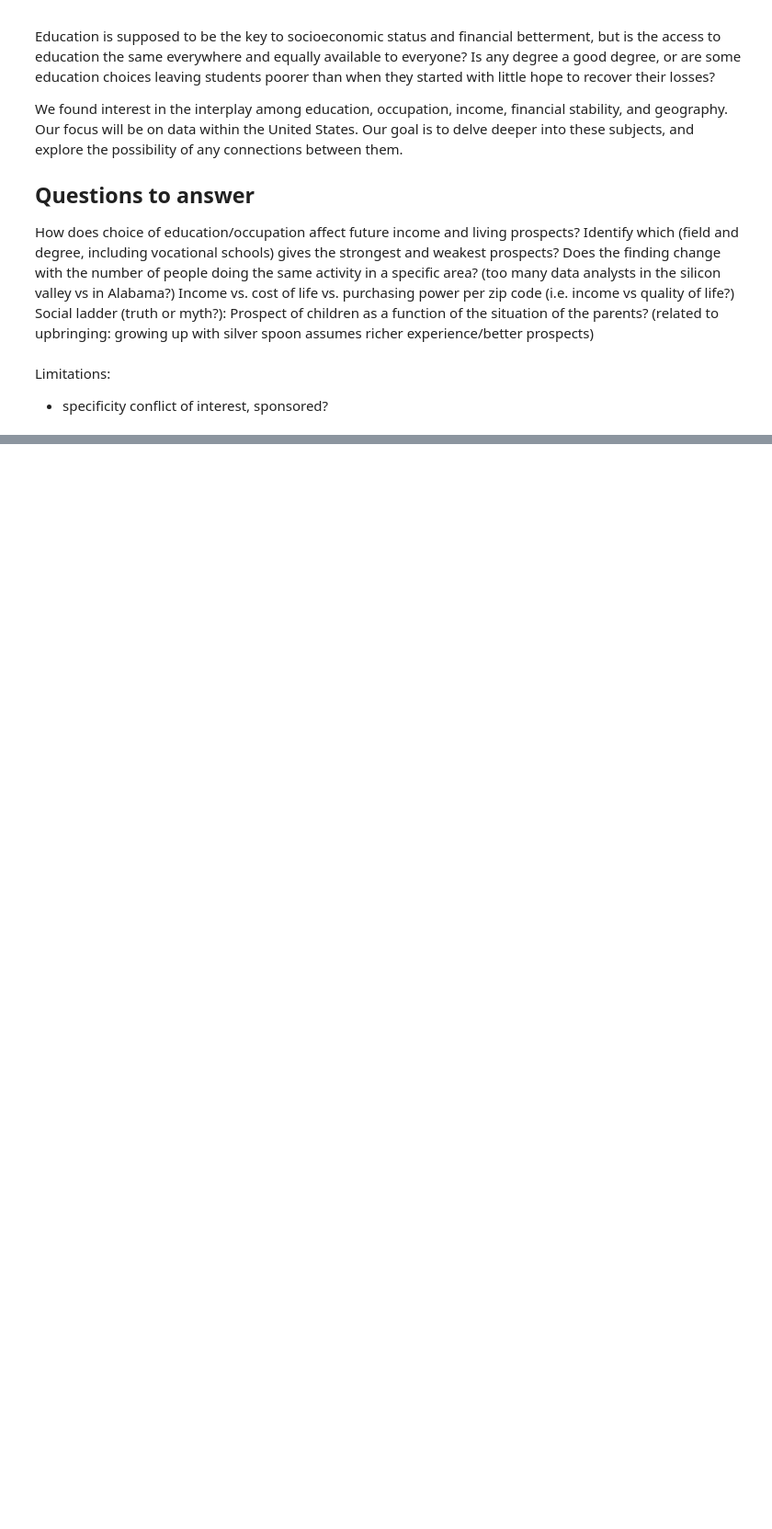
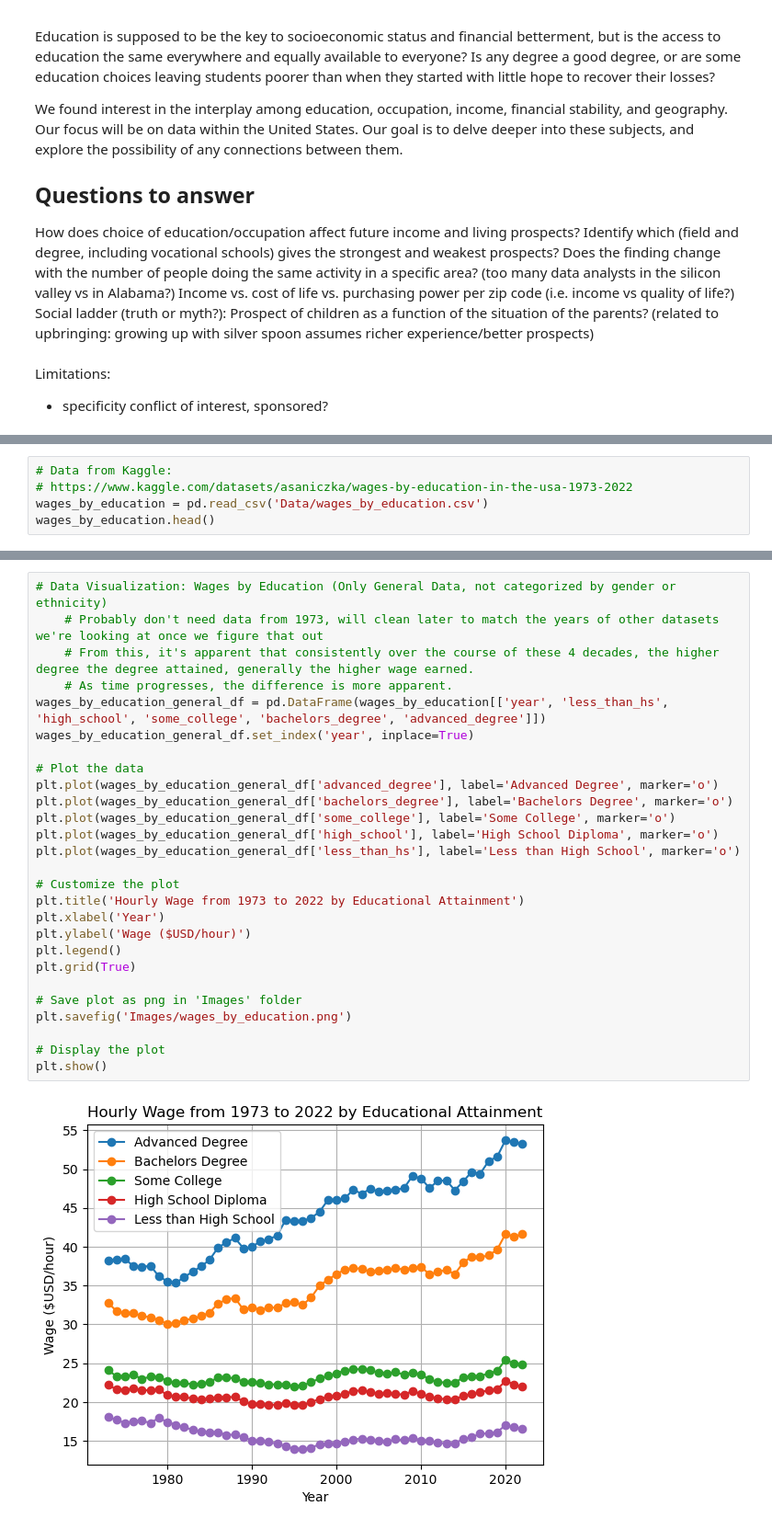
Before and after one commit to elisesirivisal/Is_Education_Worth_It, a Jupyter notebook: Elise/main.ipynb, the cells around one changed output, grey strips where cells are left out. Shown at 92% size. Drawn from its saved outputs; the diff is of its cells as text; blank space fills up the shorter version.

```diff
--- a/Elise/main.ipynb
+++ b/Elise/main.ipynb
@@ -71,0 +35,5 @@ df.head()
+# %%
+# Data from Kaggle:
+# https://www.kaggle.com/datasets/asaniczka/wages-by-education-in-the-usa-1973-2022
+wages_by_education = pd.read_csv('Data/wages_by_education.csv')
+wages_by_education.head()
@@ -71,0 +48,29 @@ df.head()
+# %%
+# Data Visualization: Wages by Education (Only General Data, not categorized by gender or ethnicity)
+    # Probably don't need data from 1973, will clean later to match the years of other datasets we're looking at once we figure that out
+    # From this, it's apparent that consistently over the course of these 4 decades, the higher degree the degree attained, generally the higher wage earned.
+    # As time progresses, the difference is more apparent.
+wages_by_education_general_df = pd.DataFrame(wages_by_education[['year', 'less_than_hs', 'high_school', 'some_college', 'bachelors_degree', 'advanced_degree']])
+wages_by_education_general_df.set_index('year', inplace=True)
+
+# Plot the data
+plt.plot(wages_by_education_general_df['advanced_degree'], label='Advanced Degree', marker='o')
+plt.plot(wages_by_education_general_df['bachelors_degree'], label='Bachelors Degree', marker='o')
+plt.plot(wages_by_education_general_df['some_college'], label='Some College', marker='o')
+plt.plot(wages_by_education_general_df['high_school'], label='High School Diploma', marker='o')
+plt.plot(wages_by_education_general_df['less_than_hs'], label='Less than High School', marker='o')
+
+# Customize the plot
+plt.title('Hourly Wage from 1973 to 2022 by Educational Attainment')
+plt.xlabel('Year')
+plt.ylabel('Wage ($USD/hour)')
+plt.legend()
+plt.grid(True)
+
+# Save plot as png in 'Images' folder
+plt.savefig('Images/wages_by_education.png')
+
+# Display the plot
+plt.show()
+# %% [output]
+[figure, added]
```
Also changed, not shown: parts of 9 cells of this notebook, 6 other files.
